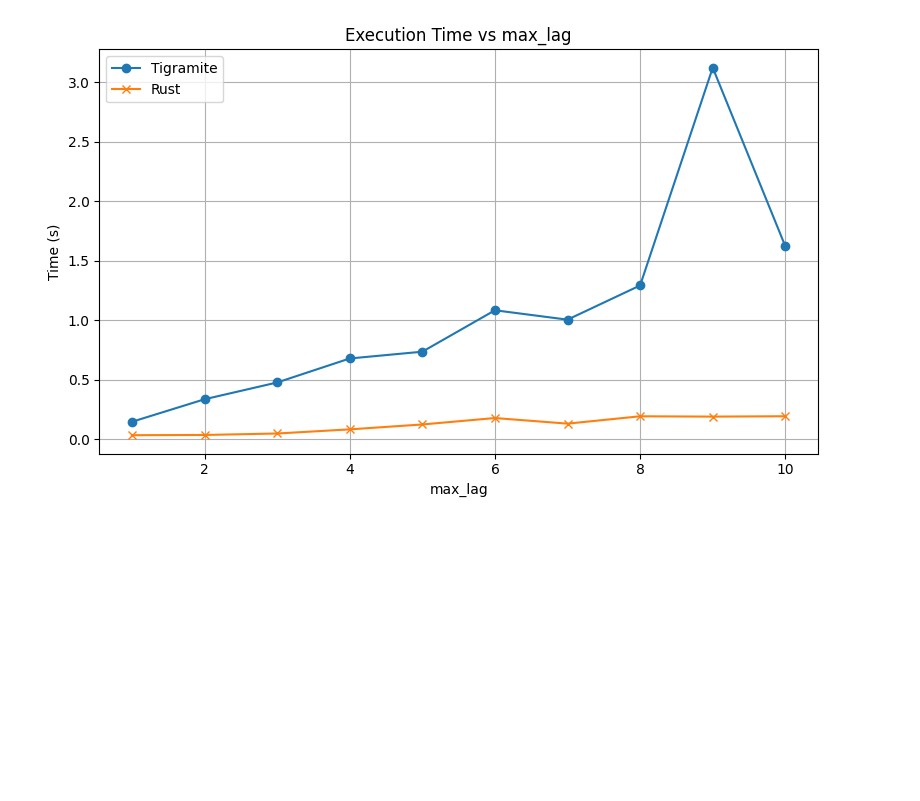
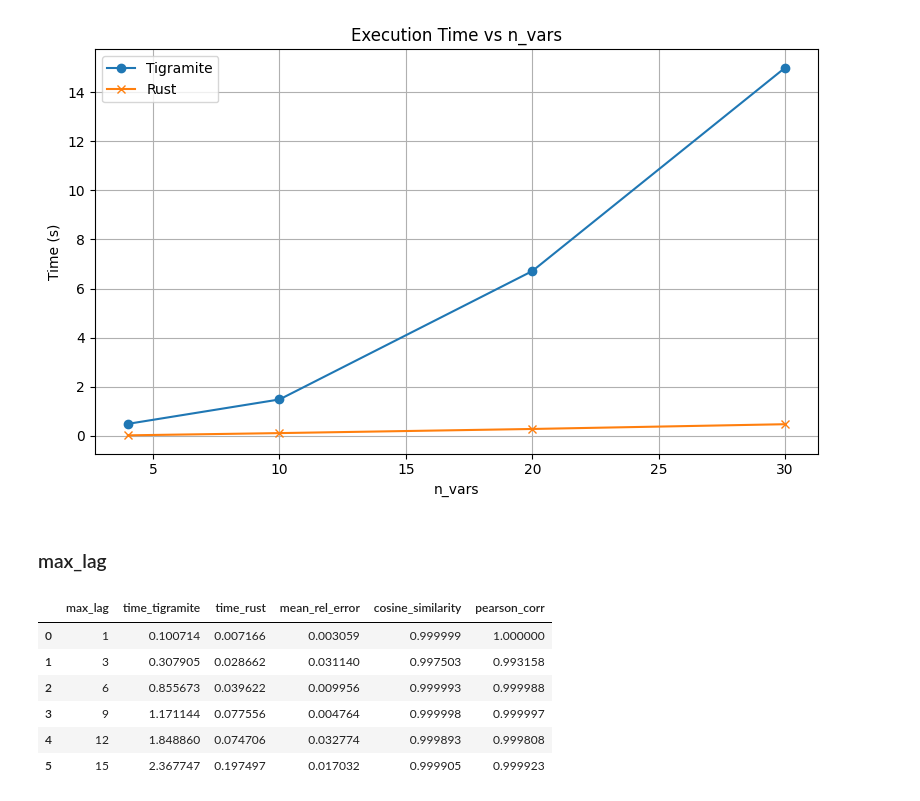
Before and after one commit to fmoraleda21/pcmci_rust, a Jupyter notebook: pcmcirustpy/notebooks/benchmark_synthetic.ipynb, the cells around one changed output. Cells and saved outputs as stored; diff of their text form; code cells hidden in the pictures; blank space fills up the shorter version.

```diff
--- a/pcmcirustpy/notebooks/benchmark_synthetic.ipynb
+++ b/pcmcirustpy/notebooks/benchmark_synthetic.ipynb
@@ -20,0 +29,14 @@ causal_structure.plot()
+# %%
+base_params = {
+    "n_time": 5000,
+    "n_vars": n_vars+1,  # +1 for noise variable
+    "max_lag": 2,
+    "alpha": 0.05,
+    "cond_size": 3,
+    "subsets": 1,
+}
+
+bench = benchmark_utils.BenchmarkParam(
+    causal_structure=causal_structure,
+    noise_level=0.1
+)
@@ -20,0 +53,9 @@ causal_structure.plot()
+# %%
+bench.run(
+    param_name="n_time",
+    param_values=[5000, 10000, 20000, 40000, 80000, 120000],
+    fixed_params=base_params,
+    n_runs=2
+)
+
+bench.results
@@ -20,0 +76,9 @@ causal_structure.plot()
+# %%
+bench.run(
+    param_name="n_vars",
+    param_values=[4, 10, 20, 30],
+    fixed_params=base_params,
+    n_runs=1
+)
+
+bench.results
@@ -21,17 +91,23 @@ causal_structure.plot()
+# %%
+bench.plot_exec_time()
+# %% [output]
+[figure, added]
+# %% [markdown]
+### max_lag
 # %%
-fixed_params = {
-    # "max_lag": 2,
-    "alpha": 0.05,
-    "cond_size": 3,
-    "subsets": 1,
-}
-
-bench = benchmark_utils.BenchmarkParam(
-    n_time=10000, n_vars=5, causal_structure=causal_structure, noise_level=0.05
+bench.run(
+    param_name="max_lag",
+    param_values=[1, 3, 6, 9, 12, 15],
+    fixed_params=base_params,
+    n_runs=1
 )
 
-bench.run(param_name="max_lag", param_values=range(1, 11), fixed_params=fixed_params)
-
-bench.plot()
+bench.results
 # %% [output]
-[figure, removed]
+|  | max_lag | time_tigramite | time_rust | mean_rel_error | cosine_similarity | pearson_corr |
+| 0 | 1 | 0.100714 | 0.007166 | 0.003059 | 0.999999 | 1.000000 |
+| 1 | 3 | 0.307905 | 0.028662 | 0.031140 | 0.997503 | 0.993158 |
+| 2 | 6 | 0.855673 | 0.039622 | 0.009956 | 0.999993 | 0.999988 |
+| 3 | 9 | 1.171144 | 0.077556 | 0.004764 | 0.999998 | 0.999997 |
+| 4 | 12 | 1.848860 | 0.074706 | 0.032774 | 0.999893 | 0.999808 |
+| 5 | 15 | 2.367747 | 0.197497 | 0.017032 | 0.999905 | 0.999923 |
```
Also changed, not shown: parts of 16 cells of this notebook, 3 other files.
